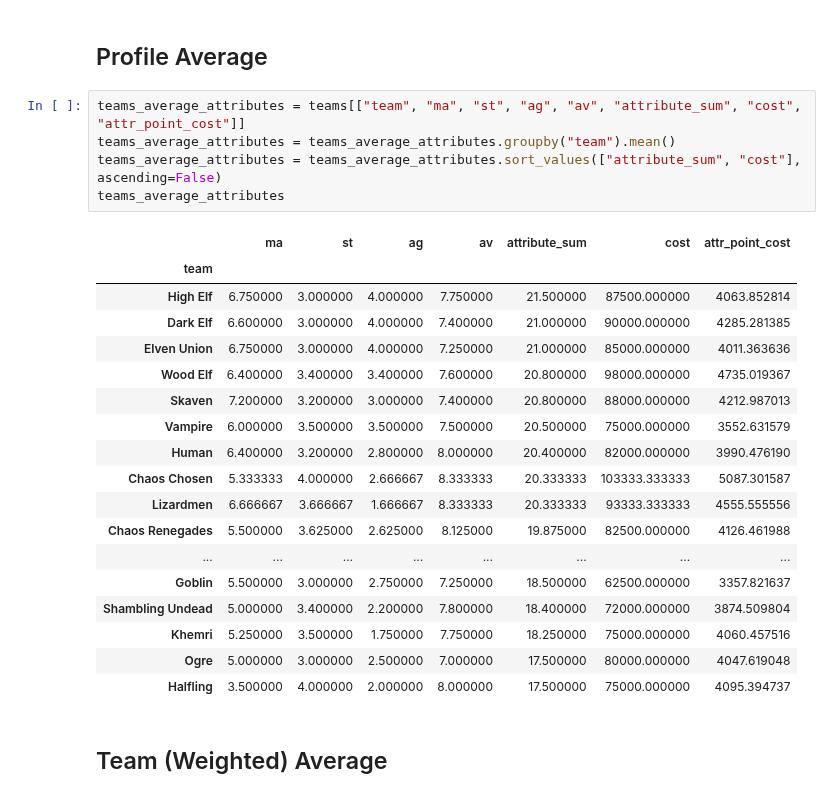
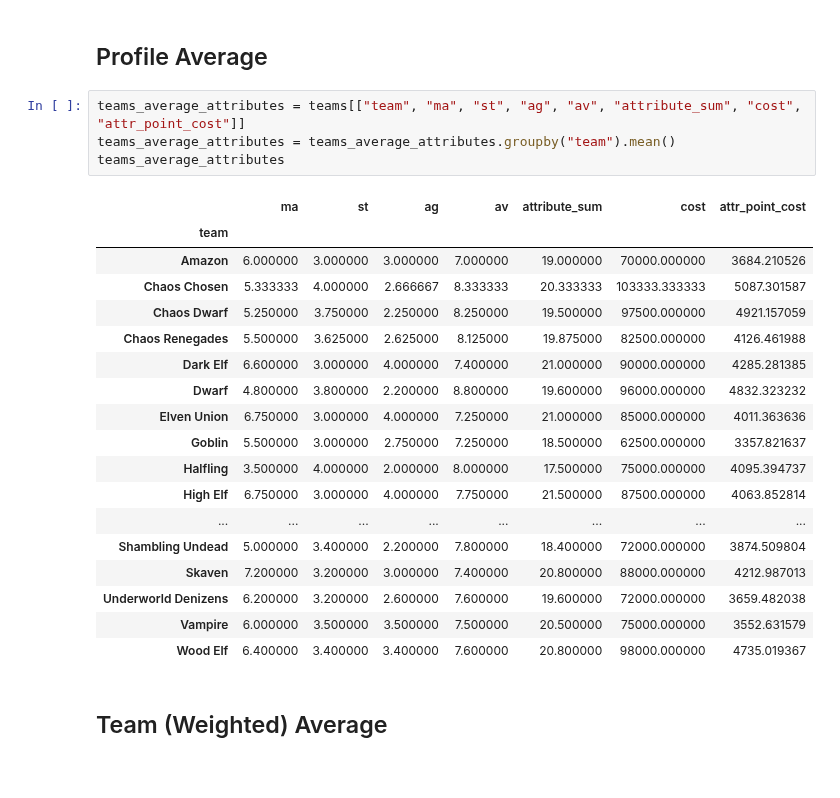
Before and after one commit to Bernardo-MG/jupyter-notebook-example, a Jupyter notebook: boardgame/bloodbowl_team_costs.ipynb, the cells around one changed output. Cells and saved outputs as stored; diff of their text form.

```diff
--- a/boardgame/bloodbowl_team_costs.ipynb
+++ b/boardgame/bloodbowl_team_costs.ipynb
@@ -85,27 +85,26 @@ teams
 # %%
 teams_average_attributes = teams[["team", "ma", "st", "ag", "av", "attribute_sum", "cost", "attr_point_cost"]]
 teams_average_attributes = teams_average_attributes.groupby("team").mean()
-teams_average_attributes = teams_average_attributes.sort_values(["attribute_sum", "cost"], ascending=False)
 teams_average_attributes
 # %% [output]
 |  | ma | st | ag | av | attribute_sum | cost | attr_point_cost |
 | team |  |  |  |  |  |  |  |
+| Amazon | 6.000000 | 3.000000 | 3.000000 | 7.000000 | 19.000000 | 70000.000000 | 3684.210526 |
+| Chaos Chosen | 5.333333 | 4.000000 | 2.666667 | 8.333333 | 20.333333 | 103333.333333 | 5087.301587 |
+| Chaos Dwarf | 5.250000 | 3.750000 | 2.250000 | 8.250000 | 19.500000 | 97500.000000 | 4921.157059 |
+| Chaos Renegades | 5.500000 | 3.625000 | 2.625000 | 8.125000 | 19.875000 | 82500.000000 | 4126.461988 |
+| Dark Elf | 6.600000 | 3.000000 | 4.000000 | 7.400000 | 21.000000 | 90000.000000 | 4285.281385 |
+| Dwarf | 4.800000 | 3.800000 | 2.200000 | 8.800000 | 19.600000 | 96000.000000 | 4832.323232 |
+| Elven Union | 6.750000 | 3.000000 | 4.000000 | 7.250000 | 21.000000 | 85000.000000 | 4011.363636 |
+| Goblin | 5.500000 | 3.000000 | 2.750000 | 7.250000 | 18.500000 | 62500.000000 | 3357.821637 |
+| Halfling | 3.500000 | 4.000000 | 2.000000 | 8.000000 | 17.500000 | 75000.000000 | 4095.394737 |
 | High Elf | 6.750000 | 3.000000 | 4.000000 | 7.750000 | 21.500000 | 87500.000000 | 4063.852814 |
-| Dark Elf | 6.600000 | 3.000000 | 4.000000 | 7.400000 | 21.000000 | 90000.000000 | 4285.281385 |
-| Elven Union | 6.750000 | 3.000000 | 4.000000 | 7.250000 | 21.000000 | 85000.000000 | 4011.363636 |
+| ... | ... | ... | ... | ... | ... | ... | ... |
+| Shambling Undead | 5.000000 | 3.400000 | 2.200000 | 7.800000 | 18.400000 | 72000.000000 | 3874.509804 |
+| Skaven | 7.200000 | 3.200000 | 3.000000 | 7.400000 | 20.800000 | 88000.000000 | 4212.987013 |
+| Underworld Denizens | 6.200000 | 3.200000 | 2.600000 | 7.600000 | 19.600000 | 72000.000000 | 3659.482038 |
+| Vampire | 6.000000 | 3.500000 | 3.500000 | 7.500000 | 20.500000 | 75000.000000 | 3552.631579 |
 | Wood Elf | 6.400000 | 3.400000 | 3.400000 | 7.600000 | 20.800000 | 98000.000000 | 4735.019367 |
-| Skaven | 7.200000 | 3.200000 | 3.000000 | 7.400000 | 20.800000 | 88000.000000 | 4212.987013 |
-| Vampire | 6.000000 | 3.500000 | 3.500000 | 7.500000 | 20.500000 | 75000.000000 | 3552.631579 |
-| Human | 6.400000 | 3.200000 | 2.800000 | 8.000000 | 20.400000 | 82000.000000 | 3990.476190 |
-| Chaos Chosen | 5.333333 | 4.000000 | 2.666667 | 8.333333 | 20.333333 | 103333.333333 | 5087.301587 |
-| Lizardmen | 6.666667 | 3.666667 | 1.666667 | 8.333333 | 20.333333 | 93333.333333 | 4555.555556 |
-| Chaos Renegades | 5.500000 | 3.625000 | 2.625000 | 8.125000 | 19.875000 | 82500.000000 | 4126.461988 |
-| ... | ... | ... | ... | ... | ... | ... | ... |
-| Goblin | 5.500000 | 3.000000 | 2.750000 | 7.250000 | 18.500000 | 62500.000000 | 3357.821637 |
-| Shambling Undead | 5.000000 | 3.400000 | 2.200000 | 7.800000 | 18.400000 | 72000.000000 | 3874.509804 |
-| Khemri | 5.250000 | 3.500000 | 1.750000 | 7.750000 | 18.250000 | 75000.000000 | 4060.457516 |
-| Ogre | 5.000000 | 3.000000 | 2.500000 | 7.000000 | 17.500000 | 80000.000000 | 4047.619048 |
-| Halfling | 3.500000 | 4.000000 | 2.000000 | 8.000000 | 17.500000 | 75000.000000 | 4095.394737 |
 # %% [markdown]
 ## Team (Weighted) Average
 # %%
```
Also changed, not shown: parts of 3 cells of this notebook.
